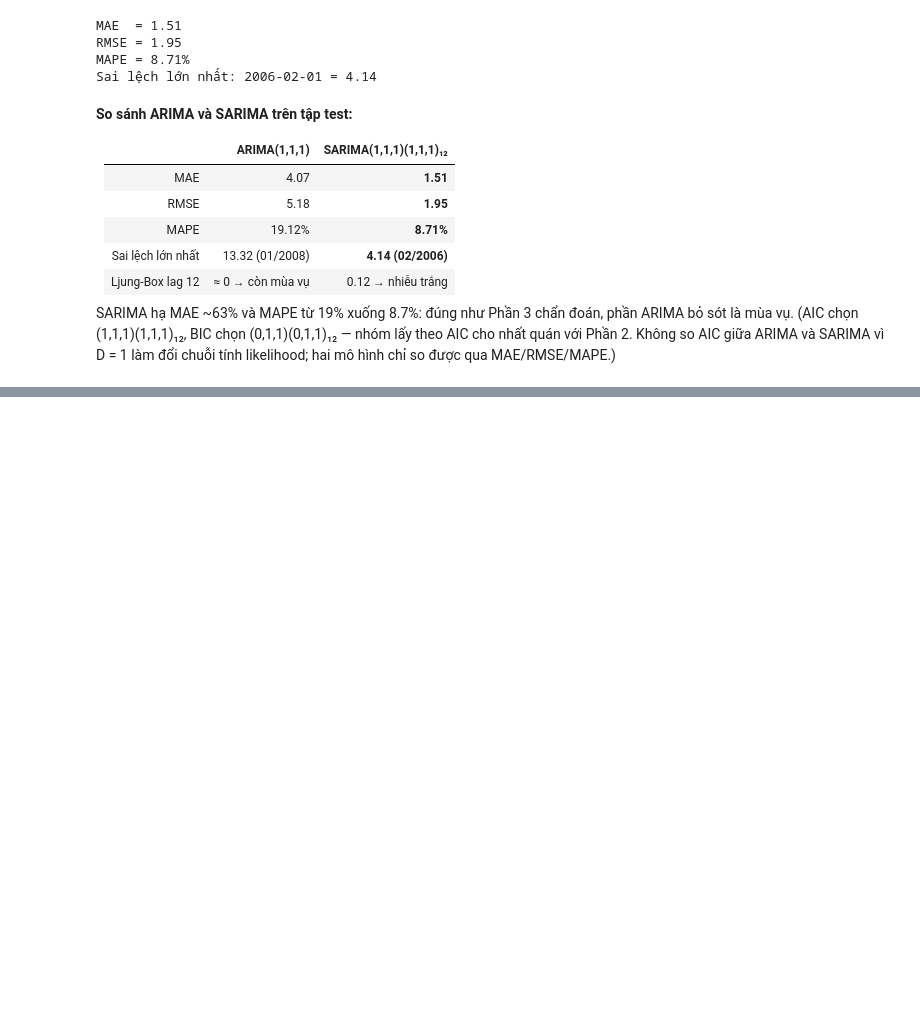
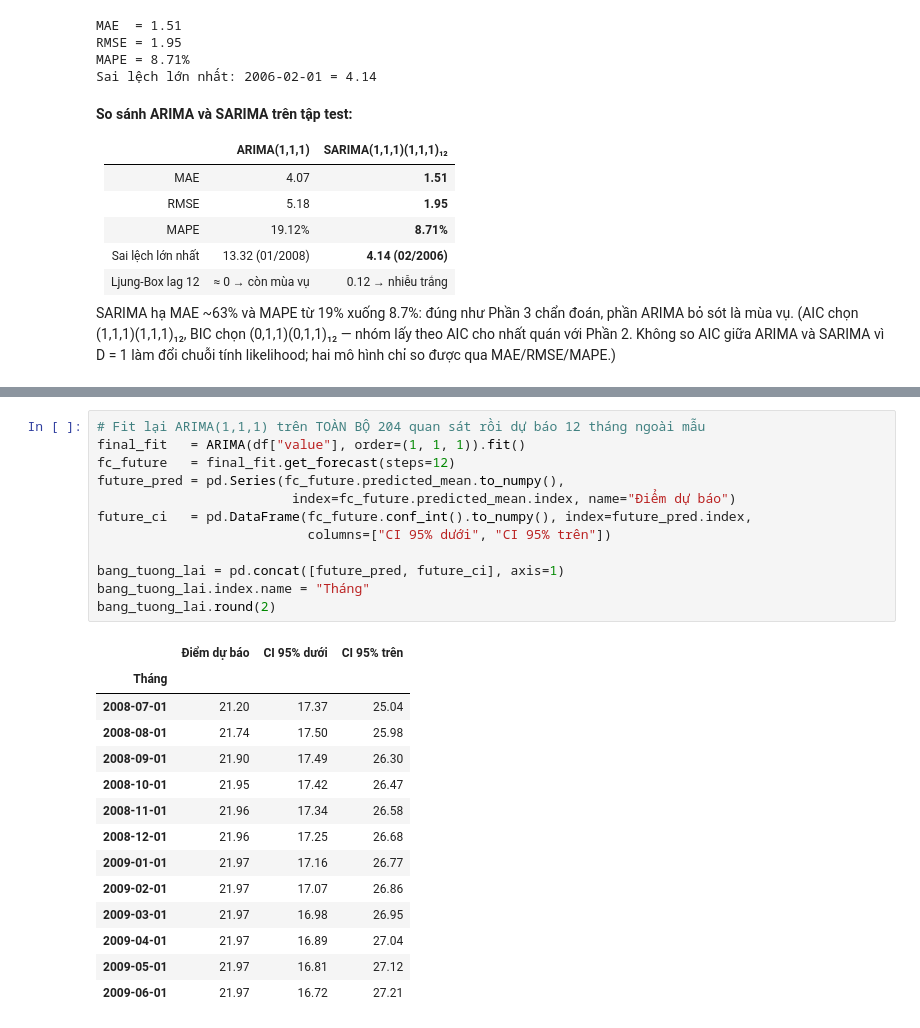
Before and after one commit to HoraCompany-VN/Times-Series-Gr3, a Jupyter notebook: Lab2/BT_Normal/src/Bai5.ipynb, the cells around one changed output, grey strips where cells are left out. Cells and saved outputs as stored; diff of their text form; blank space fills up the shorter version.

```diff
--- a/Lab2/BT_Normal/src/Bai5.ipynb
+++ b/Lab2/BT_Normal/src/Bai5.ipynb
@@ -274,0 +321,27 @@ SARIMA hạ MAE ~63% và MAPE từ 19% xuống 8.7%: đúng như Phần 3 chẩn
+# %%
+# Fit lại ARIMA(1,1,1) trên TOÀN BỘ 204 quan sát rồi dự báo 12 tháng ngoài mẫu
+final_fit   = ARIMA(df["value"], order=(1, 1, 1)).fit()
+fc_future   = final_fit.get_forecast(steps=12)
+future_pred = pd.Series(fc_future.predicted_mean.to_numpy(),
+                         index=fc_future.predicted_mean.index, name="Điểm dự báo")
+future_ci   = pd.DataFrame(fc_future.conf_int().to_numpy(), index=future_pred.index,
+                           columns=["CI 95% dưới", "CI 95% trên"])
+
+bang_tuong_lai = pd.concat([future_pred, future_ci], axis=1)
+bang_tuong_lai.index.name = "Tháng"
+bang_tuong_lai.round(2)
+# %% [output]
+|  | Điểm dự báo | CI 95% dưới | CI 95% trên |
+| Tháng |  |  |  |
+| 2008-07-01 | 21.20 | 17.37 | 25.04 |
+| 2008-08-01 | 21.74 | 17.50 | 25.98 |
+| 2008-09-01 | 21.90 | 17.49 | 26.30 |
+| 2008-10-01 | 21.95 | 17.42 | 26.47 |
+| 2008-11-01 | 21.96 | 17.34 | 26.58 |
+| 2008-12-01 | 21.96 | 17.25 | 26.68 |
+| 2009-01-01 | 21.97 | 17.16 | 26.77 |
+| 2009-02-01 | 21.97 | 17.07 | 26.86 |
+| 2009-03-01 | 21.97 | 16.98 | 26.95 |
+| 2009-04-01 | 21.97 | 16.89 | 27.04 |
+| 2009-05-01 | 21.97 | 16.81 | 27.12 |
+| 2009-06-01 | 21.97 | 16.72 | 27.21 |
```
Also changed, not shown: parts of 8 cells of this notebook.
